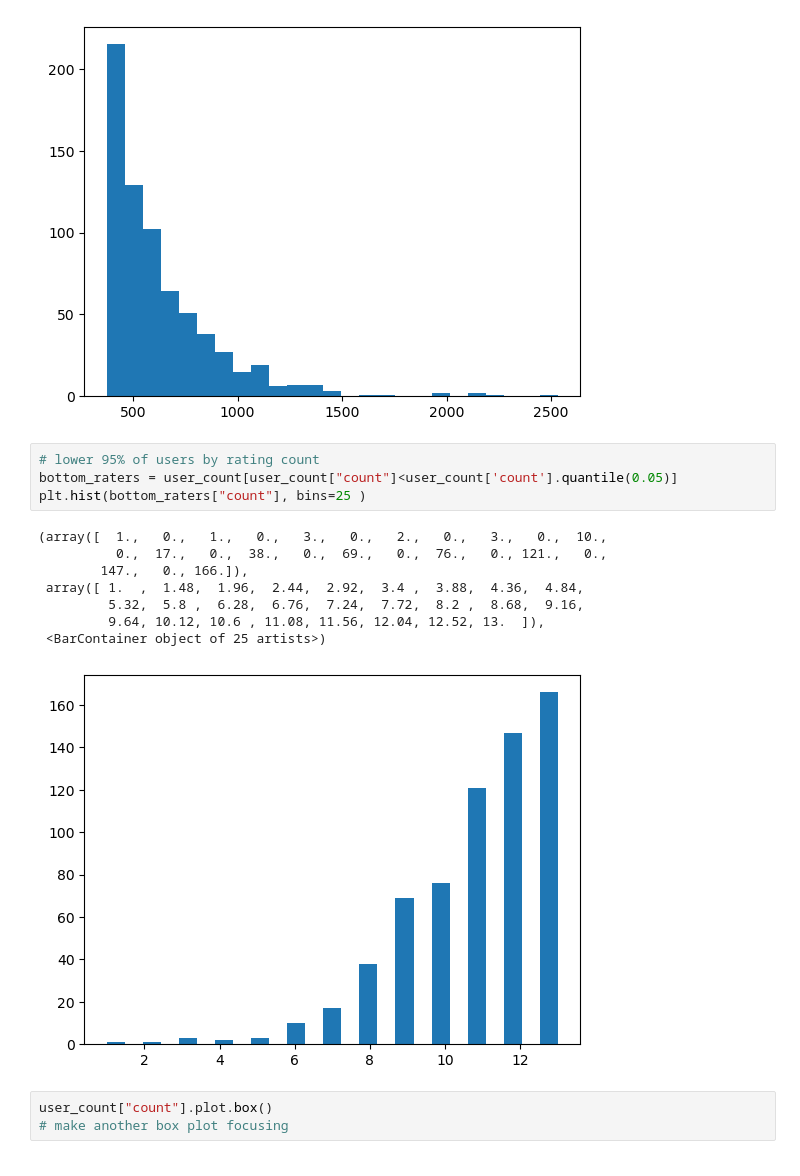
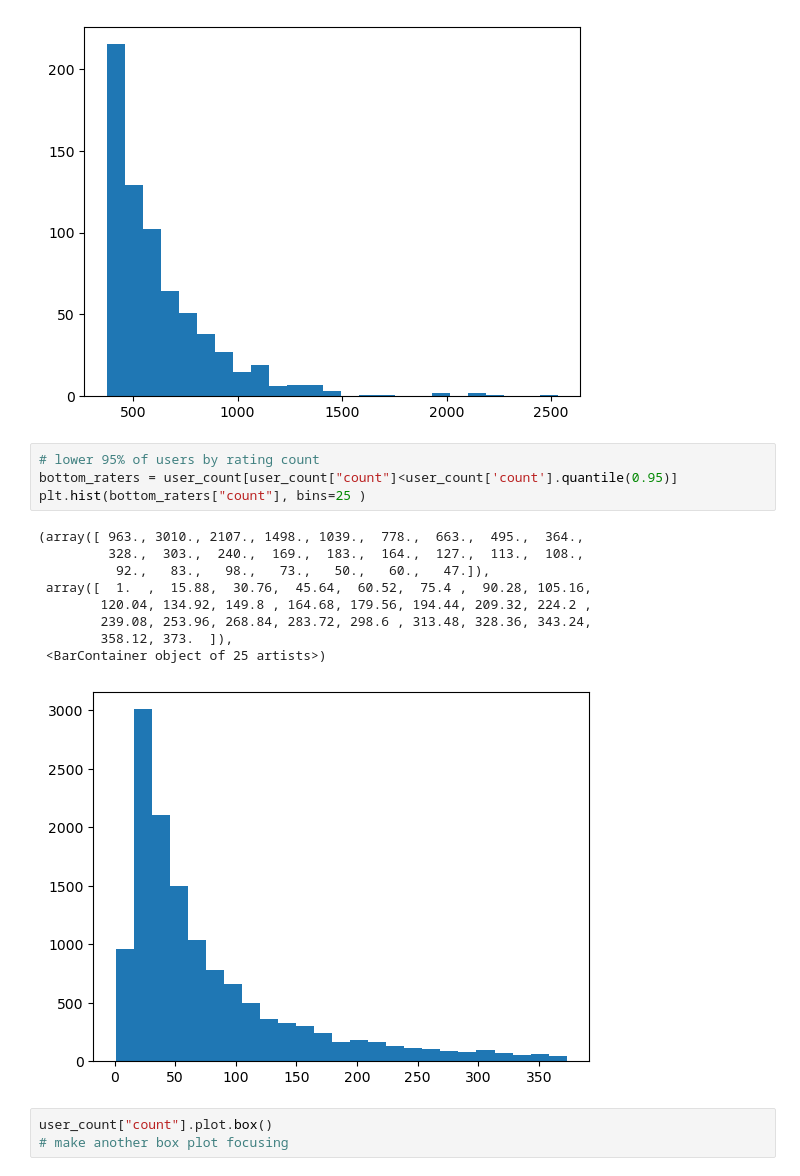
Before and after one commit to padraicohora/movie-recommendation, a Jupyter notebook: exploration/ratings_univariate.ipynb, the cells around one changed output. Saved outputs shown, nothing was run; the diff lists cells and outputs as text.

```diff
--- a/exploration/ratings_univariate.ipynb
+++ b/exploration/ratings_univariate.ipynb
@@ -307,17 +307,18 @@ plt.hist(top_raters["count"], bins=25 )
 [figure]
 # %%
 # lower 95% of users by rating count
-bottom_raters = user_count[user_count["count"]<user_count['count'].quantile(0.05)]
+bottom_raters = user_count[user_count["count"]<user_count['count'].quantile(0.95)]
 plt.hist(bottom_raters["count"], bins=25 )
 # %% [output]
-(array([  1.,   0.,   1.,   0.,   3.,   0.,   2.,   0.,   3.,   0.,  10.,
-          0.,  17.,   0.,  38.,   0.,  69.,   0.,  76.,   0., 121.,   0.,
-        147.,   0., 166.]),
- array([ 1.  ,  1.48,  1.96,  2.44,  2.92,  3.4 ,  3.88,  4.36,  4.84,
-         5.32,  5.8 ,  6.28,  6.76,  7.24,  7.72,  8.2 ,  8.68,  9.16,
-         9.64, 10.12, 10.6 , 11.08, 11.56, 12.04, 12.52, 13.  ]),
+(array([ 963., 3010., 2107., 1498., 1039.,  778.,  663.,  495.,  364.,
+         328.,  303.,  240.,  169.,  183.,  164.,  127.,  113.,  108.,
+          92.,   83.,   98.,   73.,   50.,   60.,   47.]),
+ array([  1.  ,  15.88,  30.76,  45.64,  60.52,  75.4 ,  90.28, 105.16,
+        120.04, 134.92, 149.8 , 164.68, 179.56, 194.44, 209.32, 224.2 ,
+        239.08, 253.96, 268.84, 283.72, 298.6 , 313.48, 328.36, 343.24,
+        358.12, 373.  ]),
  <BarContainer object of 25 artists>)
-[figure, old version]
+[figure, new version]
 # %%
 user_count["count"].plot.box()
 # make another box plot focusing
```
Also changed, not shown: parts of 5 cells of this notebook, 3 other files.
